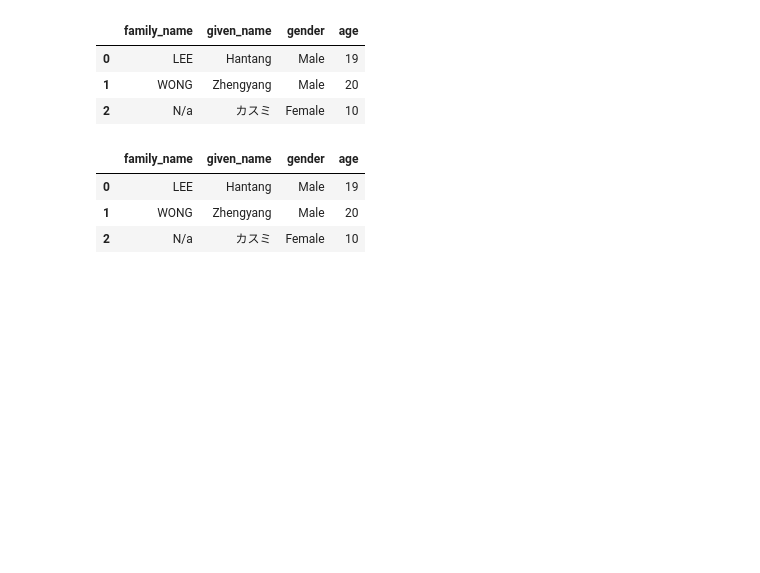
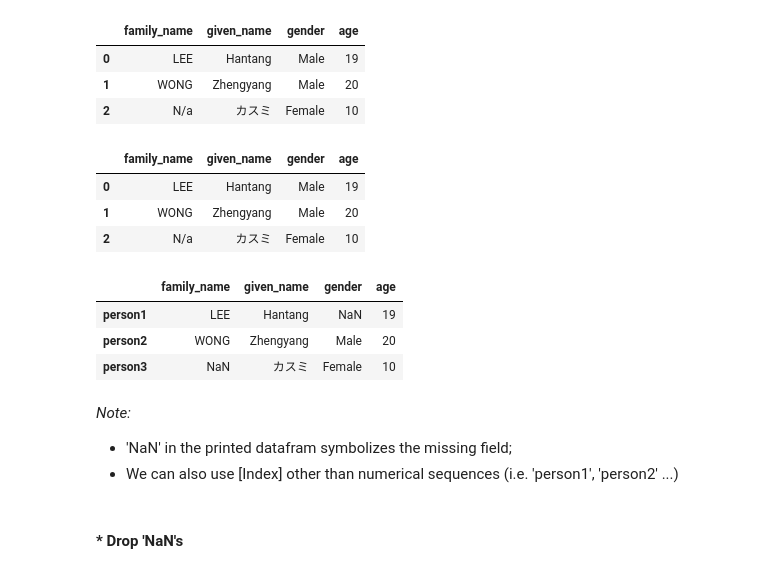
Before and after one commit to ADMINGUOYU/DataProcessing-Python, a Jupyter notebook: NoteBooks/02_pandas.ipynb, the cells around one changed output. Saved outputs shown, nothing was run; the diff lists cells and outputs as text; code cells hidden in the pictures; blank space fills up the shorter version.

```diff
--- a/NoteBooks/02_pandas.ipynb
+++ b/NoteBooks/02_pandas.ipynb
@@ -188,3 +190,32 @@ dataframe
 | 0 | LEE | Hantang | Male | 19 |
 | 1 | WONG | Zhengyang | Male | 20 |
 | 2 | N/a | カスミ | Female | 10 |
+# %%
+import pandas
+
+# You can also create a dataframe with missing fields
+# Let's use the second format (column insertion)
+family_names = pandas.Series(data = ['LEE', 'WONG'], index = ['person1', 'person2'])
+given_names  = pandas.Series(data = ['Hantang', 'Zhengyang', 'カスミ'], index = ['person1', 'person2', 'person3'])
+genders      = pandas.Series(data = ['Male', 'Female'], index = ['person2', 'person3'])
+ages         = pandas.Series(data = [19, 20, 10], index = ['person1', 'person2', 'person3'])
+
+dataframe = pandas.DataFrame(data = \
+                             {'family_name' : family_names,
+                              'given_name' : given_names,
+                              'gender' : genders,
+                              'age' : ages})
+
+# visualize
+dataframe
+# %% [output]
+|  | family_name | given_name | gender | age |
+| person1 | LEE | Hantang | NaN | 19 |
+| person2 | WONG | Zhengyang | Male | 20 |
+| person3 | NaN | カスミ | Female | 10 |
+# %% [markdown]
+_Note:_
+* 'NaN' in the printed datafram symbolizes the missing field;
+* We can also use [Index] other than numerical sequences (i.e. 'person1', 'person2' ...)
+# %% [markdown]
+#### * Drop 'NaN's
```
Also changed, not shown: parts of 26 cells of this notebook.
